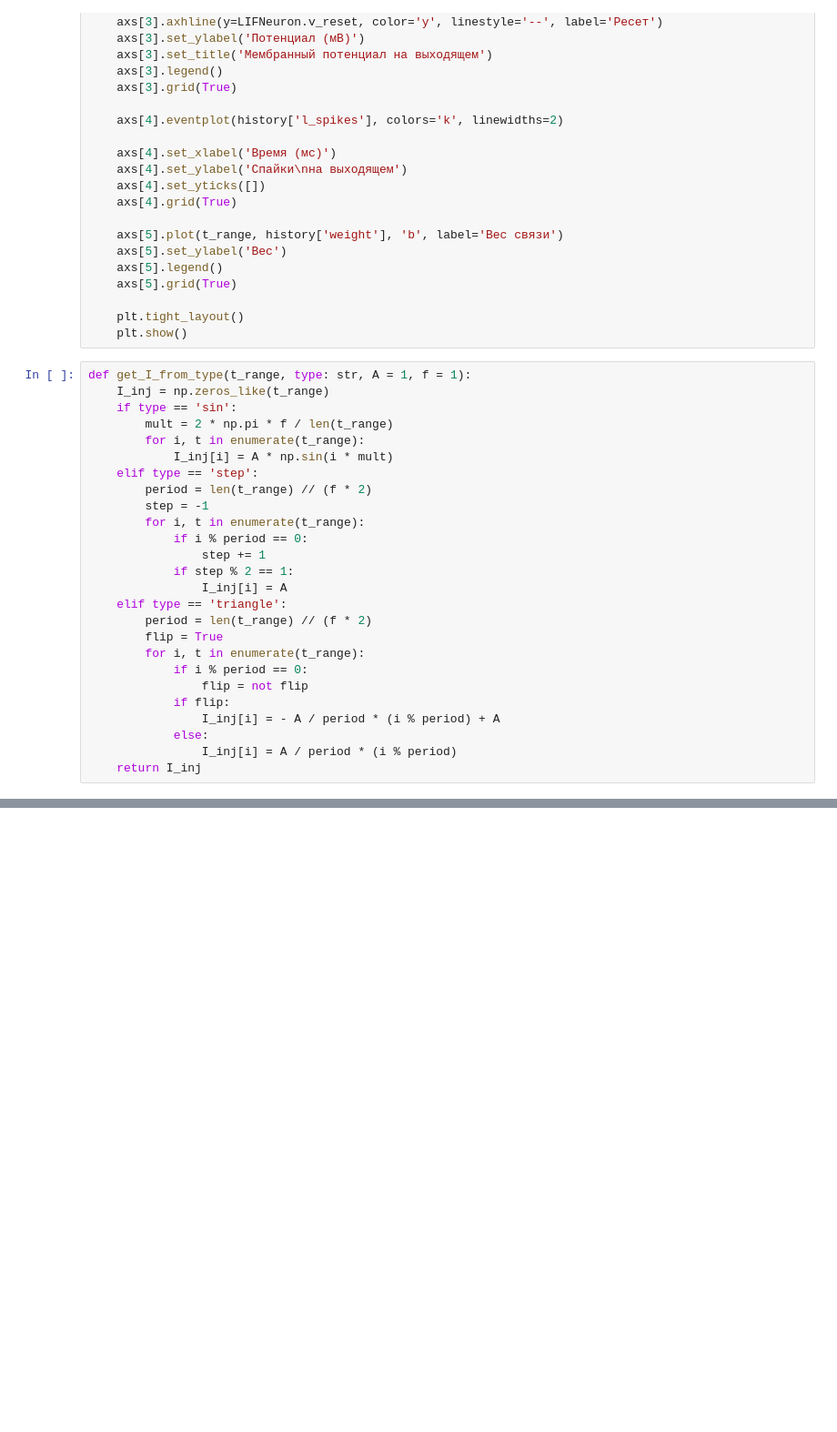
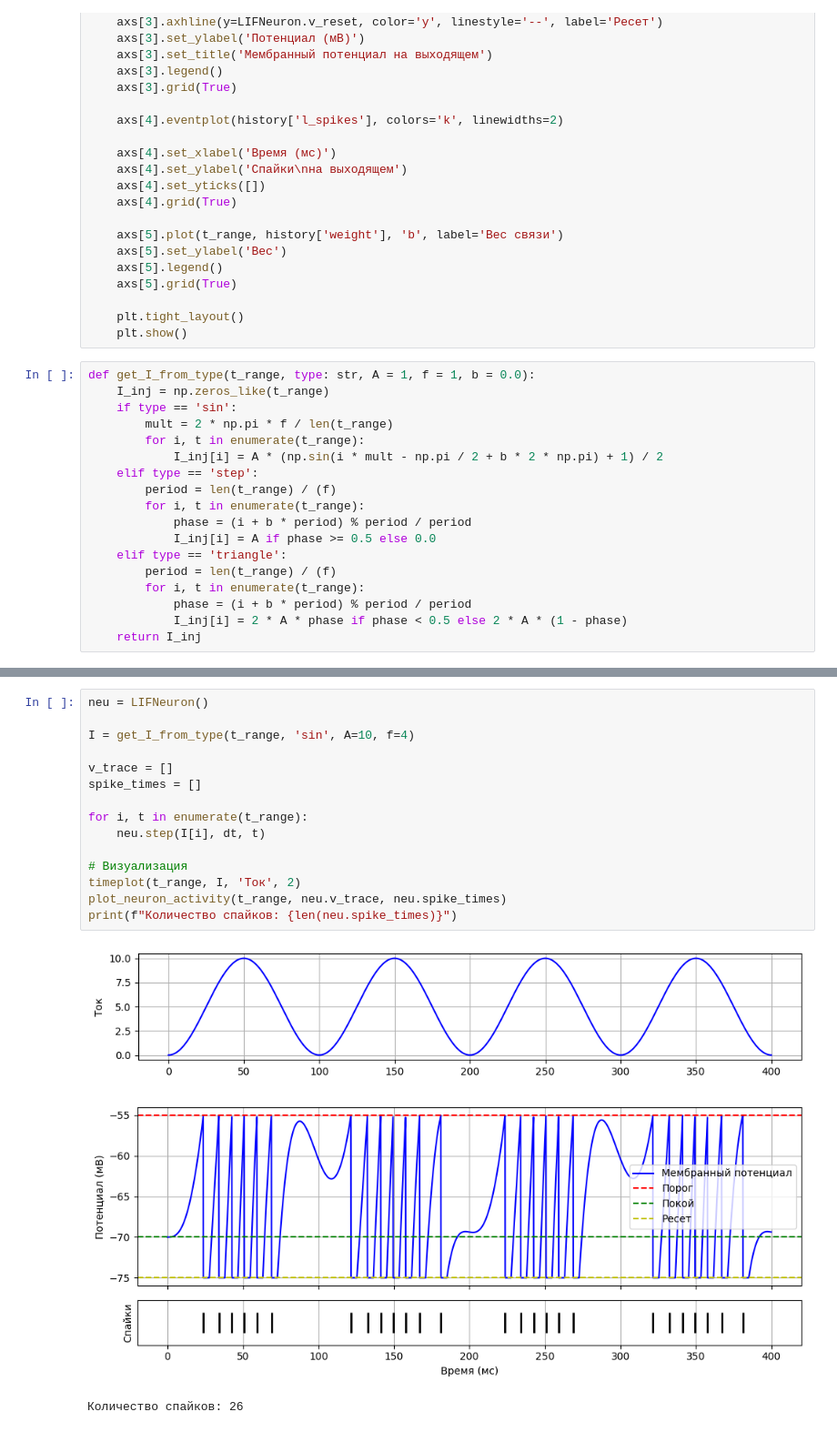
Before and after one commit to TheTangerineOwl/NN_Lab2, a Jupyter notebook: SNN.ipynb, the cells around one changed output, grey strips where cells are left out. Shown at 91% size. Drawn from its saved outputs; the diff is of its cells as text; blank space fills up the shorter version.

```diff
--- a/SNN.ipynb
+++ b/SNN.ipynb
@@ -234,28 +262,20 @@ def full_plot(t_range, I_inj, history):
     plt.tight_layout()
     plt.show()
 # %%
-def get_I_from_type(t_range, type: str, A = 1, f = 1):
+def get_I_from_type(t_range, type: str, A = 1, f = 1, b = 0.0):
     I_inj = np.zeros_like(t_range)
     if type == 'sin':
         mult = 2 * np.pi * f / len(t_range)
         for i, t in enumerate(t_range):
-            I_inj[i] = A * np.sin(i * mult)
+            I_inj[i] = A * (np.sin(i * mult - np.pi / 2 + b * 2 * np.pi) + 1) / 2
     elif type == 'step':
-        period = len(t_range) // (f * 2)
-        step = -1
+        period = len(t_range) / (f)
         for i, t in enumerate(t_range):
-            if i % period == 0:
-                step += 1
-            if step % 2 == 1:
-                I_inj[i] = A
+            phase = (i + b * period) % period / period
+            I_inj[i] = A if phase >= 0.5 else 0.0
     elif type == 'triangle':
-        period = len(t_range) // (f * 2)
-        flip = True
+        period = len(t_range) / (f)
         for i, t in enumerate(t_range):
-            if i % period == 0:
-                flip = not flip
-            if flip:
-                I_inj[i] = - A / period * (i % period) + A
-            else:
-                I_inj[i] = A / period * (i % period)
+            phase = (i + b * period) % period / period
+            I_inj[i] = 2 * A * phase if phase < 0.5 else 2 * A * (1 - phase)
     return I_inj
@@ -302,0 +340,19 @@ if __name__ == "__main__":
+# %%
+neu = LIFNeuron()
+
+I = get_I_from_type(t_range, 'sin', A=10, f=4)
+
+v_trace = []
+spike_times = []
+
+for i, t in enumerate(t_range):
+    neu.step(I[i], dt, t)
+
+# Визуализация
+timeplot(t_range, I, 'Ток', 2)
+plot_neuron_activity(t_range, neu.v_trace, neu.spike_times)
+print(f"Количество спайков: {len(neu.spike_times)}")
+# %% [output]
+[figure, added]
+[figure, added]
+Количество спайков: 26
```
Also changed, not shown: parts of 6 cells of this notebook.
